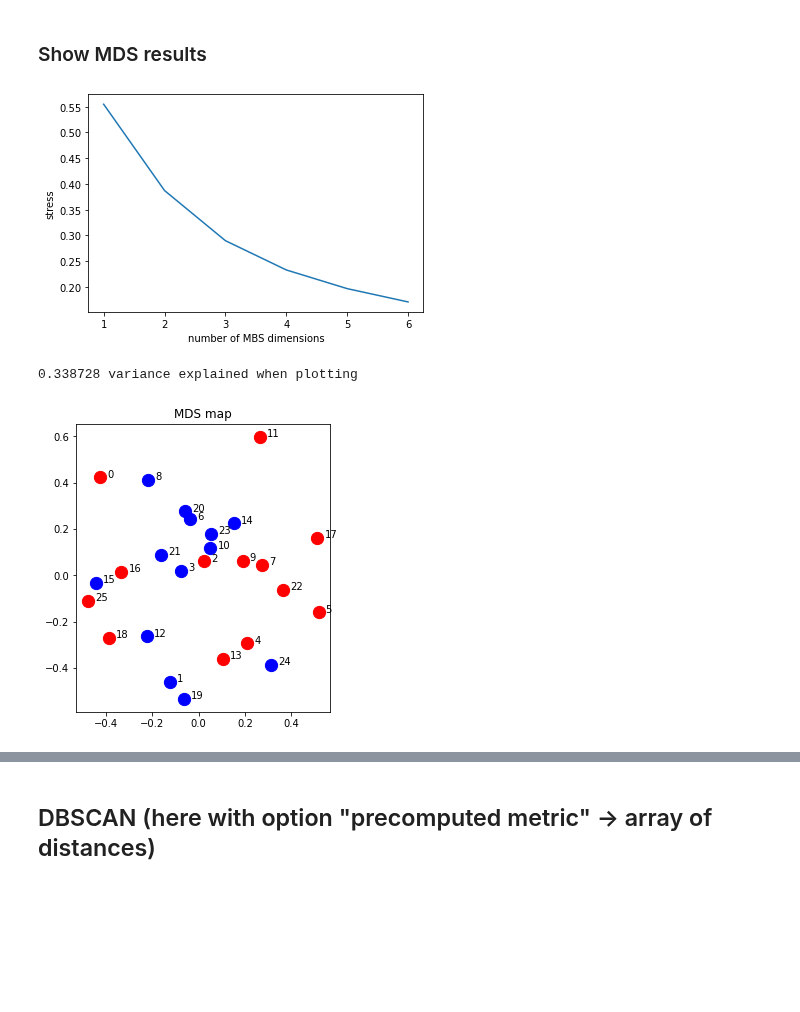
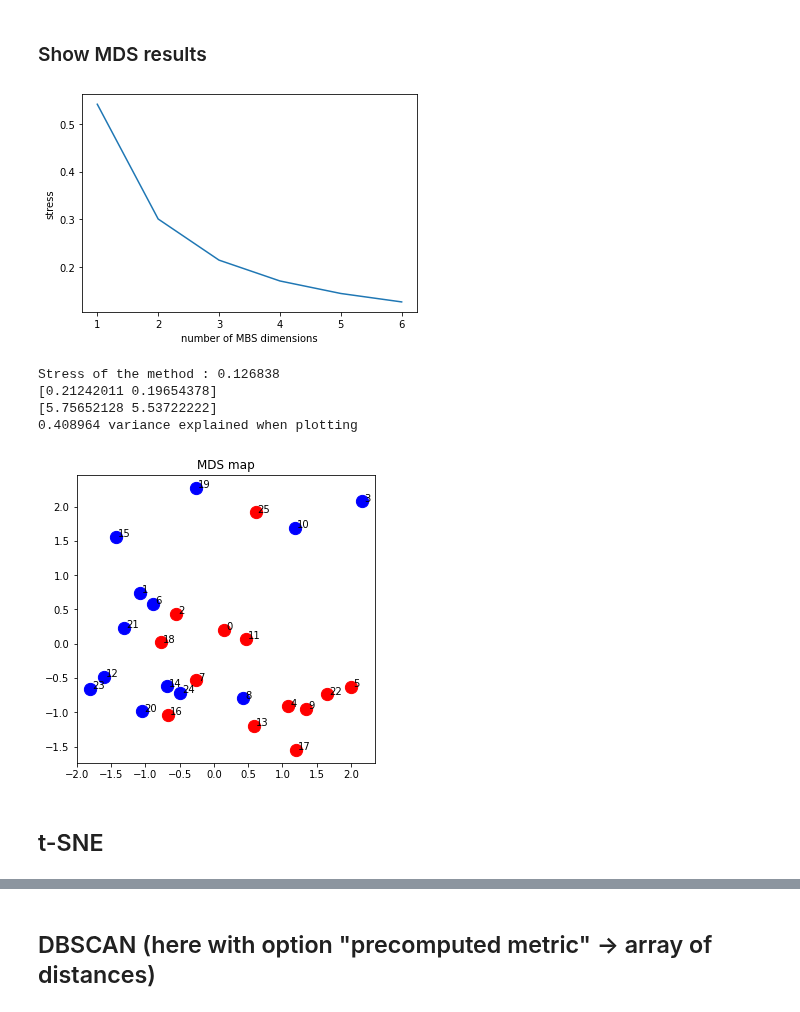
Before and after one commit to alexandremerasli/TFE, a Jupyter notebook: cluster_data.ipynb, the cells around one changed output, grey strips where cells are left out. Drawn from its saved outputs; the diff is of its cells as text; code cells hidden in the pictures; blank space fills up the shorter version.

```diff
--- a/cluster_data.ipynb
+++ b/cluster_data.ipynb
@@ -93,8 +93,8 @@ for i in range(len(matrix)):
     matrix_norm[i,i] = 0
 maxi = np.max(abs(matrix_norm)) # Max value except from the diagonal
 for i in range(len(matrix)):
-    #matrix_norm[i,i] = maxi
-    matrix_norm[i,i] = 3
+    matrix_norm[i,i] = maxi
+    #matrix_norm[i,i] = 3
 
 # Normalise max value to 1
 matrix_norm = matrix_norm / np.max(abs(matrix_norm))
@@ -639,9 +639,15 @@ from sklearn.decomposition import PCA
 
 # Make PCA to project MDS data in 2D
 def transformPoints(points):
+    # Normalise data
+    for i in range(len(points[1,:])):
+        points[:,i] = (points[:,i] - np.mean(points[:,i])) / np.std(points[:,i])
+
     n_comp = 2 # 2D
     pca = PCA(n_components=n_comp)
     points = pca.fit_transform(points)
+    print(pca.explained_variance_ratio_)
+    print(pca.singular_values_)
     print("%f variance explained when plotting" %sum(pca.explained_variance_ratio_[:n_comp]))
     return points
 
@@ -677,11 +683,16 @@ plt.ylabel("stress")
 # EDA : 3 or 4
 mdsDim = 6
 # %% [output]
-[figure, old version]
+[figure, new version]
 # %%
 # MDS with Normalised stress
-points,stress = computeMDSCoordinate(mdsDim,matrix_dist,dissimilarity='precomputed')
+points,stress = computeMDSCoordinate(mdsDim,matrix_dist,dissimilarity='precomputed',printStress=True)
 plotMdsPoints(points,projection=True)
 # %% [output]
-0.338728 variance explained when plotting
+Stress of the method : 0.126838
+[0.21242011 0.19654378]
+[5.75652128 5.53722222]
+0.408964 variance explained when plotting
-[figure, old version]
+[figure, new version]
+# %% [markdown]
+## t-SNE
```
Also changed, not shown: parts of 10 cells of this notebook.
